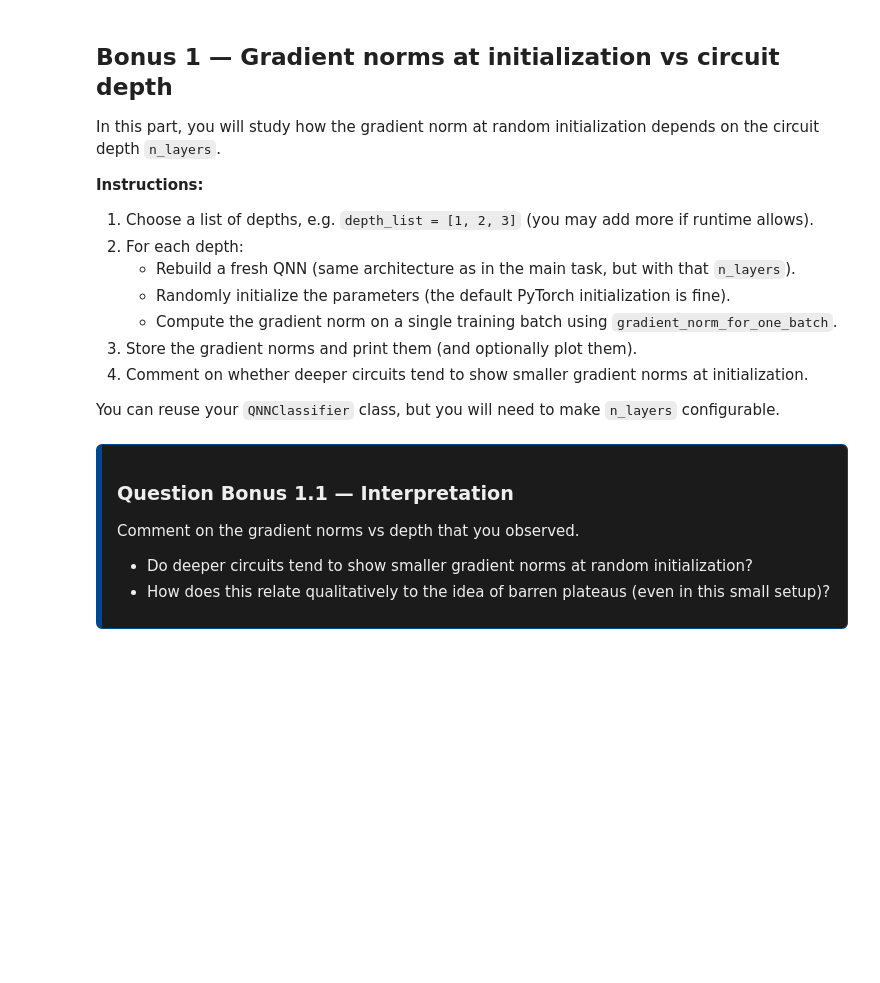
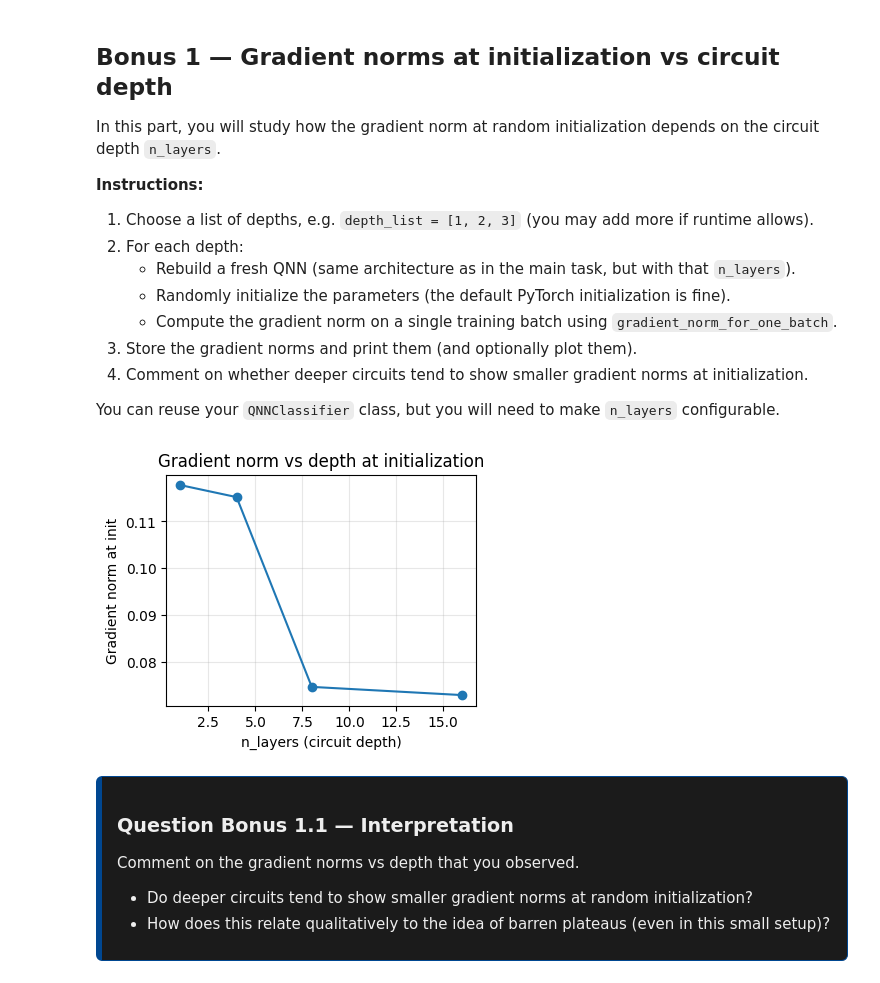
Before and after one commit to Glowster/DD2368, a Jupyter notebook: assignment3/assignment-3.ipynb, the cells around one changed output. Drawn from its saved outputs; the diff is of its cells as text; code cells hidden in the pictures; blank space fills up the shorter version.

```diff
--- a/assignment3/assignment-3.ipynb
+++ b/assignment3/assignment-3.ipynb
@@ -702,34 +676,44 @@ You can reuse your `QNNClassifier` class, but you will need to make `n_layers` c
 # Make sure you have a way to construct a QNNClassifier with a given n_layers.
 # For example, you can wrap the model creation in a small factory function.
 
 def make_qnn_model(n_layers, n_qubits):
     """
     Factory for QNNClassifier with given depth n_layers and n_qubits.
     Adjust theta_shape and ansatz accordingly.
     """
     # Example: theta_shape = (n_layers, n_qubits)
     theta_shape = (n_layers, n_qubits)
     model = QNNClassifier(theta_shape).to(device_torch)
     return model
 
 criterion = nn.BCELoss()
 
-depth_list = [1, 2, 3, 4, 5, 6, 7]  # you can add 4, 5, ... if time allows
+depth_list = [1, 4, 8, 16] # you can add 4, 5 ... if time allows
 grad_norms_depth = []
 
 for depth in depth_list:
 # -----YOUR CODE HERE-----
+    tmp = 0
+    n=4
+    for _ in range(n):
+        model = make_qnn_model(depth, 4)
+        grad_norm, grad_theta, loss = gradient_norm_for_one_batch(model, train_loader, criterion)
+        tmp += grad_norm
+
+    grad_norms_depth.append(tmp/n)
 
 # ---YOUR CODE ENDS HERE---
 
 # Optional: plot gradient norms vs depth
 plt.figure(figsize=(4, 3))
 plt.plot(depth_list, grad_norms_depth, marker="o")
 plt.xlabel("n_layers (circuit depth)")
 plt.ylabel("Gradient norm at init")
 plt.title("Gradient norm vs depth at initialization")
 plt.grid(alpha=0.3)
 plt.show()
+# %% [output]
+[figure, added]
 # %% [markdown]
 <div style="max-width: 1200px; margin: auto; border: 1px solid #004791; border-left: 6px solid #004791; border-radius: 6px; padding: 0.8em 1em; background-color: #1b1b1bff; color: #eee;">
 
```
Also changed, not shown: parts of 22 cells of this notebook.
